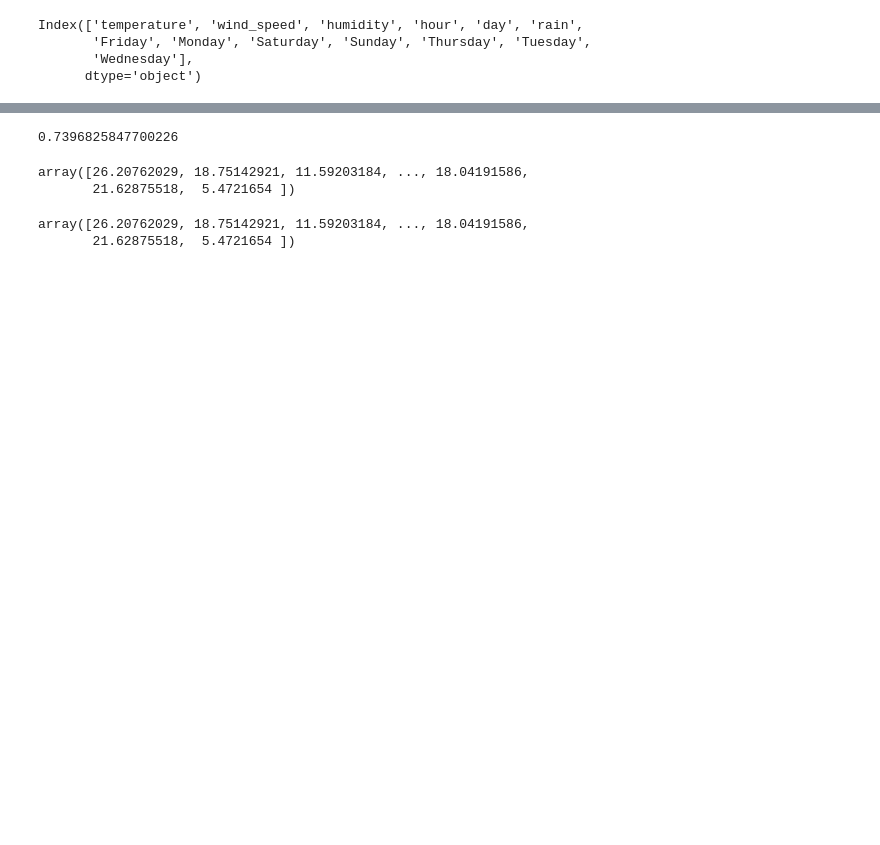
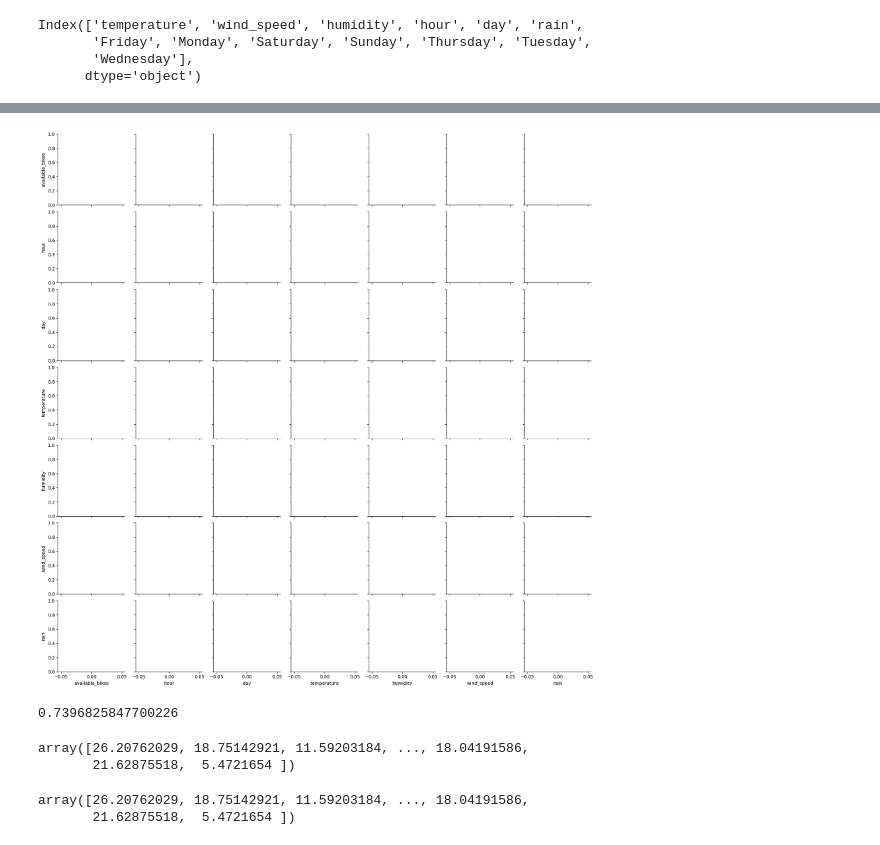
Before and after one commit to TadghPurcell/On-Your-Bike, a Jupyter notebook: ML_models/station_ml_model.ipynb, the cells around one changed output, grey strips where cells are left out. Drawn from its saved outputs; the diff is of its cells as text; code cells hidden in the pictures; blank space fills up the shorter version.

Commit message:
added (empty) pairplot to station_ml_model notebook

```diff
--- a/ML_models/station_ml_model.ipynb
+++ b/ML_models/station_ml_model.ipynb
@@ -280,3 +298,10 @@ plt.scatter(y_test, y_pred_test)
+# %%
+subset_df = df[df['station_id'] == 'station_1'][['available_bikes', 'hour', 'day', 'temperature', 'humidity', 'wind_speed', 'rain']]
+
+sns.pairplot(subset_df)
+plt.show()
+# %% [output]
+[figure, added]
 # %%
 from sklearn.metrics import mean_squared_error, r2_score
 # %%
```
Also changed, not shown: parts of 11 cells of this notebook.
